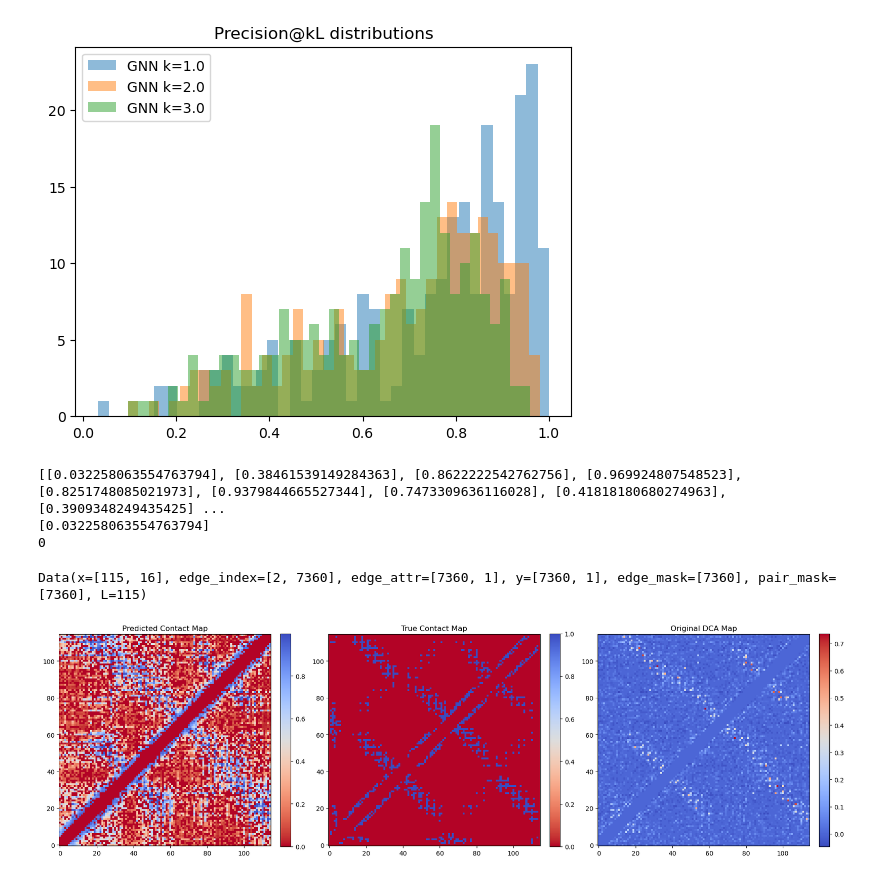
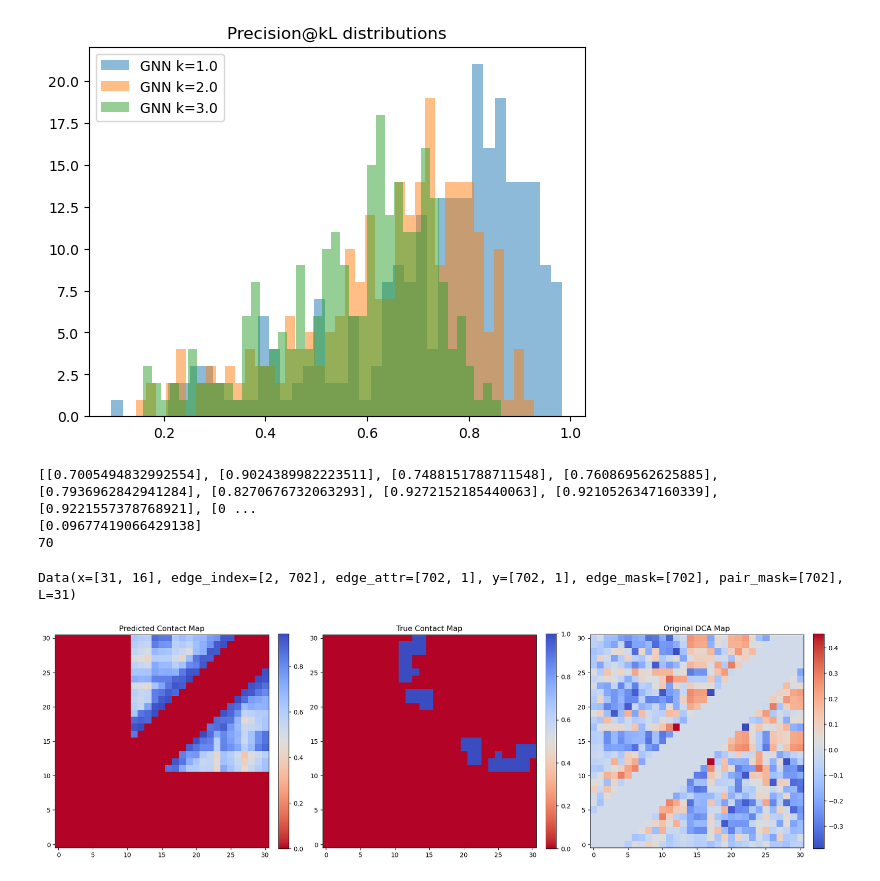
Before and after one commit to Fabiog17/Internship, a Jupyter notebook: GNN_contacts_topK.ipynb, the cells around one changed output. Saved outputs shown, nothing was run; the diff lists cells and outputs as text; code cells hidden in the pictures.

```diff
--- a/GNN_contacts_topK.ipynb
+++ b/GNN_contacts_topK.ipynb
@@ -323,7 +323,7 @@ pos_weight = compute_pos_weight(train_loader, device)
 print("pos_weight:", pos_weight.item())
 loss_fn = torch.nn.BCEWithLogitsLoss(pos_weight=pos_weight,reduction='mean')
 
-optimizer = torch.optim.Adam(model.parameters(), lr=0.01)
+optimizer = torch.optim.Adam(model.parameters(), lr=0.001)
 
 train_losses = []
 val_losses = []
@@ -621,7 +621,7 @@ plt.legend()
 plt.title("Precision@kL distributions")
 plt.show()
 # %% [output]
-[figure, old version]
+[figure, new version]
 # %%
 k=1.0
 precision=[]
@@ -634,9 +634,9 @@ print(precision)
 print(min(precision))
 print(precision.index(min(precision)))
 # %% [output]
-[[0.032258063554763794], [0.38461539149284363], [0.8622222542762756], [0.969924807548523], [0.8251748085021973], [0.9379844665527344], [0.7473309636116028], [0.41818180680274963], [0.3909348249435425] ...
-[0.032258063554763794]
-0
+[[0.7005494832992554], [0.9024389982223511], [0.7488151788711548], [0.760869562625885], [0.7936962842941284], [0.8270676732063293], [0.9272152185440063], [0.9210526347160339], [0.9221557378768921], [0 ...
+[0.09677419066429138]
+70
 # %%
 def graph_to_matrix(data, values, mask=None):
     num_nodes = data.x.shape[0]
@@ -651,7 +651,7 @@ def graph_to_matrix(data, values, mask=None):
 
     return mat
 # %%
-pos=15
+pos=70
 
 
 i=0
@@ -665,35 +665,35 @@ with torch.no_grad():
 batch=test_data[pos]
 print(batch)
 
-mask = batch.edge_mask & batch.pair_mask
+mask = batch.edge_mask #& batch.pair_mask
 
 scores = torch.sigmoid(pred_logits.squeeze(-1))
 pred_contact_map = graph_to_matrix(batch, scores.cpu(), mask.cpu())
 true_contact_map = graph_to_matrix(batch, batch.y.cpu(), mask.cpu())
 original_dca_map = graph_to_matrix(batch, batch.edge_attr.cpu())
 
 
 fig, axes = plt.subplots(1, 3, figsize=(18, 6))  # 1 row, 3 columns
 
 # --- Predicted Distance Map ---
 im0 = axes[0].imshow(pred_contact_map, cmap='coolwarm_r', origin='lower')
 axes[0].set_title("Predicted Contact Map")
 plt.colorbar(im0, ax=axes[0], fraction=0.046, pad=0.04)
 
 # --- True Distance Map ---
 
 
 im1 = axes[1].imshow(true_contact_map, cmap='coolwarm_r', origin='lower')
 axes[1].set_title("True Contact Map")
 plt.colorbar(im1, ax=axes[1], fraction=0.046, pad=0.04)
 
 # --- Original DCA Map ---
 im2 = axes[2].imshow(original_dca_map, cmap='coolwarm', origin='lower')
 axes[2].set_title("Original DCA Map")
 plt.colorbar(im2, ax=axes[2], fraction=0.046, pad=0.04)
 
 plt.tight_layout()
 plt.show()
 # %% [output]
-Data(x=[115, 16], edge_index=[2, 7360], edge_attr=[7360, 1], y=[7360, 1], edge_mask=[7360], pair_mask=[7360], L=115)
+Data(x=[31, 16], edge_index=[2, 702], edge_attr=[702, 1], y=[702, 1], edge_mask=[702], pair_mask=[702], L=31)
-[figure, old version]
+[figure, new version]
```
Also changed, not shown: parts of 6 cells of this notebook, 32 other files.
